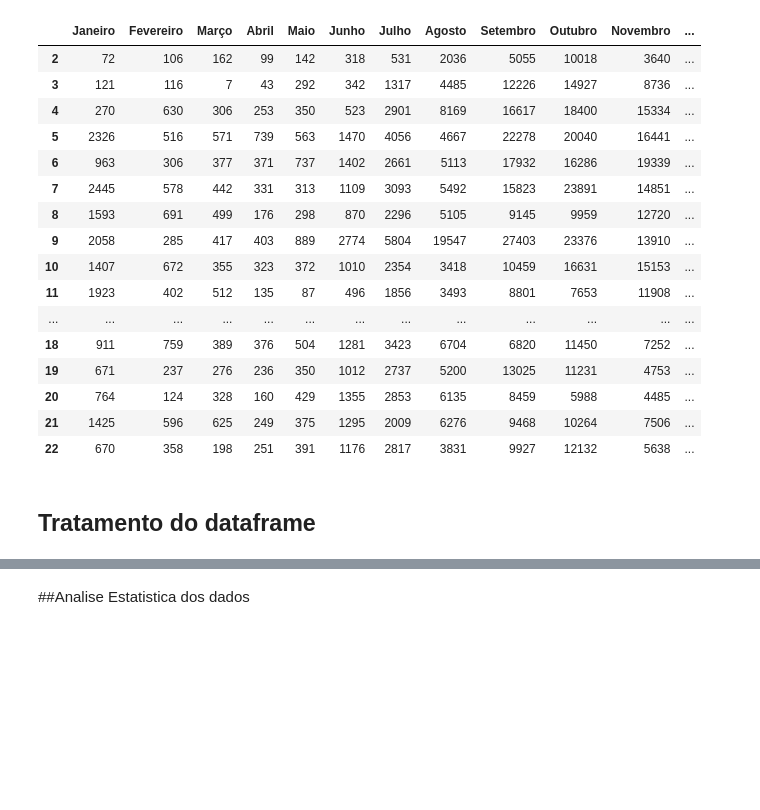
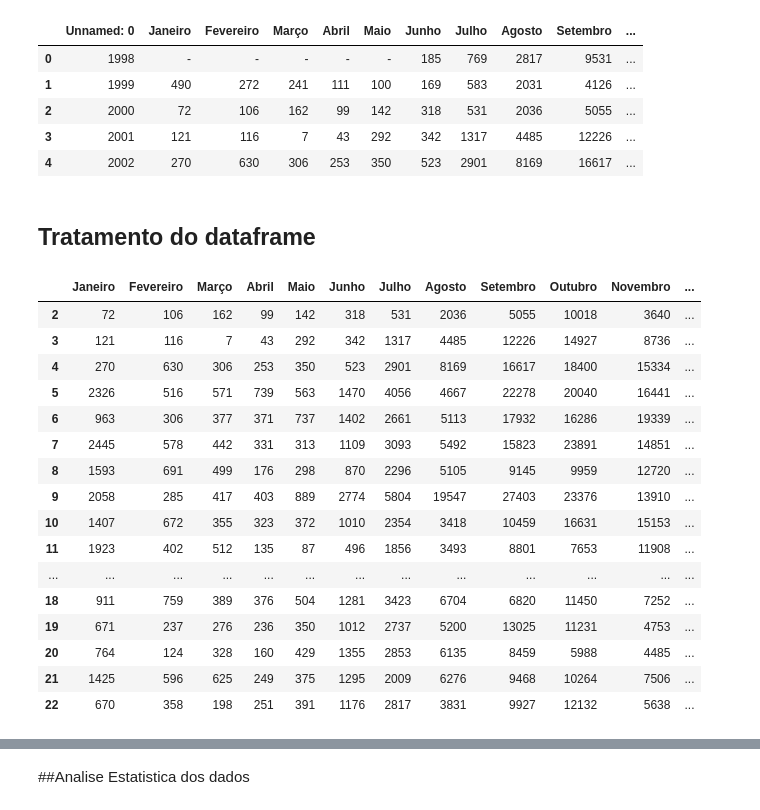
Before and after one commit to wanderson-r-marques/analise-dos-dados-de-queimadas, a Jupyter notebook: Analise_Nordeste.ipynb, the cells around one changed output, grey strips where cells are left out. Saved outputs shown, nothing was run; the diff lists cells and outputs as text; code cells hidden in the pictures; blank space fills up the shorter version.

```diff
--- a/Analise_Nordeste.ipynb
+++ b/Analise_Nordeste.ipynb
@@ -4,33 +12,39 @@ import numpy as np
 # %%
 df = pd.read_csv("historico_regiao_nordeste.csv")
-df
+df.head()
+# %% [output]
+|  | Unnamed: 0 | Janeiro | Fevereiro | Março | Abril | Maio | Junho | Julho | Agosto | Setembro | ... |
+| 0 | 1998 | - | - | - | - | - | 185 | 769 | 2817 | 9531 | ... |
+| 1 | 1999 | 490 | 272 | 241 | 111 | 100 | 169 | 583 | 2031 | 4126 | ... |
+| 2 | 2000 | 72 | 106 | 162 | 99 | 142 | 318 | 531 | 2036 | 5055 | ... |
+| 3 | 2001 | 121 | 116 | 7 | 43 | 292 | 342 | 1317 | 4485 | 12226 | ... |
+| 4 | 2002 | 270 | 630 | 306 | 253 | 350 | 523 | 2901 | 8169 | 16617 | ... |
-# %%
-df
-# %% [output]
-|  | Janeiro | Fevereiro | Março | Abril | Maio | Junho | Julho | Agosto | Setembro | Outubro | Novembro | ... |
-| 2 | 72 | 106 | 162 | 99 | 142 | 318 | 531 | 2036 | 5055 | 10018 | 3640 | ... |
-| 3 | 121 | 116 | 7 | 43 | 292 | 342 | 1317 | 4485 | 12226 | 14927 | 8736 | ... |
-| 4 | 270 | 630 | 306 | 253 | 350 | 523 | 2901 | 8169 | 16617 | 18400 | 15334 | ... |
-| 5 | 2326 | 516 | 571 | 739 | 563 | 1470 | 4056 | 4667 | 22278 | 20040 | 16441 | ... |
-| 6 | 963 | 306 | 377 | 371 | 737 | 1402 | 2661 | 5113 | 17932 | 16286 | 19339 | ... |
-| 7 | 2445 | 578 | 442 | 331 | 313 | 1109 | 3093 | 5492 | 15823 | 23891 | 14851 | ... |
-| 8 | 1593 | 691 | 499 | 176 | 298 | 870 | 2296 | 5105 | 9145 | 9959 | 12720 | ... |
-| 9 | 2058 | 285 | 417 | 403 | 889 | 2774 | 5804 | 19547 | 27403 | 23376 | 13910 | ... |
-| 10 | 1407 | 672 | 355 | 323 | 372 | 1010 | 2354 | 3418 | 10459 | 16631 | 15153 | ... |
-| 11 | 1923 | 402 | 512 | 135 | 87 | 496 | 1856 | 3493 | 8801 | 7653 | 11908 | ... |
-| ... | ... | ... | ... | ... | ... | ... | ... | ... | ... | ... | ... | ... |
-| 18 | 911 | 759 | 389 | 376 | 504 | 1281 | 3423 | 6704 | 6820 | 11450 | 7252 | ... |
-| 19 | 671 | 237 | 276 | 236 | 350 | 1012 | 2737 | 5200 | 13025 | 11231 | 4753 | ... |
-| 20 | 764 | 124 | 328 | 160 | 429 | 1355 | 2853 | 6135 | 8459 | 5988 | 4485 | ... |
-| 21 | 1425 | 596 | 625 | 249 | 375 | 1295 | 2009 | 6276 | 9468 | 10264 | 7506 | ... |
-| 22 | 670 | 358 | 198 | 251 | 391 | 1176 | 2817 | 3831 | 9927 | 12132 | 5638 | ... |
 # %% [markdown]
 ## Tratamento do dataframe
 # %%
 df.drop([0 ,1,23,24,25,26], axis=0,inplace=True)
 # %%
-df["Ano"]= df["Unnamed: 0"]
+df["Ano"] = df["Unnamed: 0"]
 df.drop("Unnamed: 0", axis=1,inplace=True)
 #df.set_index("Ano")
+df
+# %% [output]
+|  | Janeiro | Fevereiro | Março | Abril | Maio | Junho | Julho | Agosto | Setembro | Outubro | Novembro | ... |
+| 2 | 72 | 106 | 162 | 99 | 142 | 318 | 531 | 2036 | 5055 | 10018 | 3640 | ... |
+| 3 | 121 | 116 | 7 | 43 | 292 | 342 | 1317 | 4485 | 12226 | 14927 | 8736 | ... |
+| 4 | 270 | 630 | 306 | 253 | 350 | 523 | 2901 | 8169 | 16617 | 18400 | 15334 | ... |
+| 5 | 2326 | 516 | 571 | 739 | 563 | 1470 | 4056 | 4667 | 22278 | 20040 | 16441 | ... |
+| 6 | 963 | 306 | 377 | 371 | 737 | 1402 | 2661 | 5113 | 17932 | 16286 | 19339 | ... |
+| 7 | 2445 | 578 | 442 | 331 | 313 | 1109 | 3093 | 5492 | 15823 | 23891 | 14851 | ... |
+| 8 | 1593 | 691 | 499 | 176 | 298 | 870 | 2296 | 5105 | 9145 | 9959 | 12720 | ... |
+| 9 | 2058 | 285 | 417 | 403 | 889 | 2774 | 5804 | 19547 | 27403 | 23376 | 13910 | ... |
+| 10 | 1407 | 672 | 355 | 323 | 372 | 1010 | 2354 | 3418 | 10459 | 16631 | 15153 | ... |
+| 11 | 1923 | 402 | 512 | 135 | 87 | 496 | 1856 | 3493 | 8801 | 7653 | 11908 | ... |
+| ... | ... | ... | ... | ... | ... | ... | ... | ... | ... | ... | ... | ... |
+| 18 | 911 | 759 | 389 | 376 | 504 | 1281 | 3423 | 6704 | 6820 | 11450 | 7252 | ... |
+| 19 | 671 | 237 | 276 | 236 | 350 | 1012 | 2737 | 5200 | 13025 | 11231 | 4753 | ... |
+| 20 | 764 | 124 | 328 | 160 | 429 | 1355 | 2853 | 6135 | 8459 | 5988 | 4485 | ... |
+| 21 | 1425 | 596 | 625 | 249 | 375 | 1295 | 2009 | 6276 | 9468 | 10264 | 7506 | ... |
+| 22 | 670 | 358 | 198 | 251 | 391 | 1176 | 2817 | 3831 | 9927 | 12132 | 5638 | ... |
 # %%
 df.dtypes
```
Also changed, not shown: parts of 45 cells of this notebook, 1 other file.
